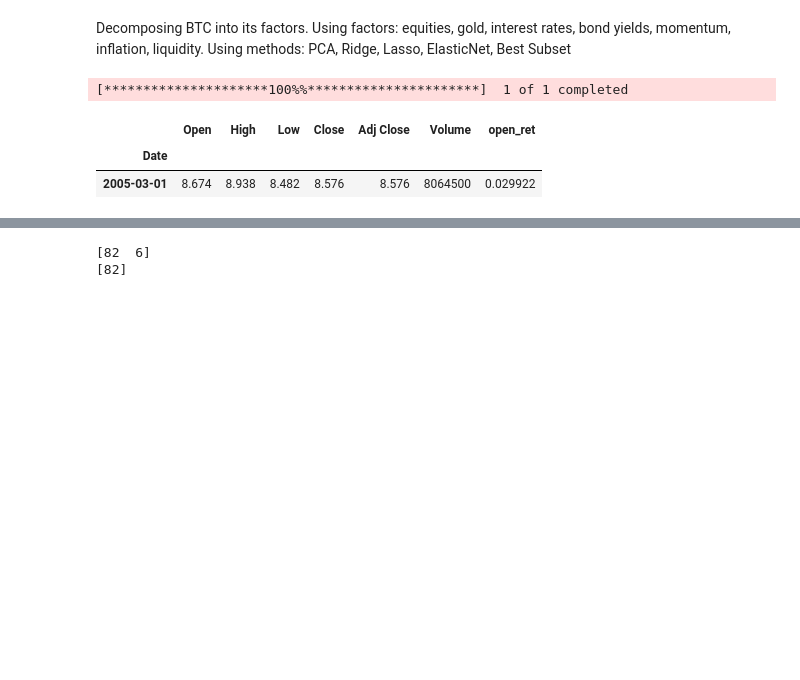
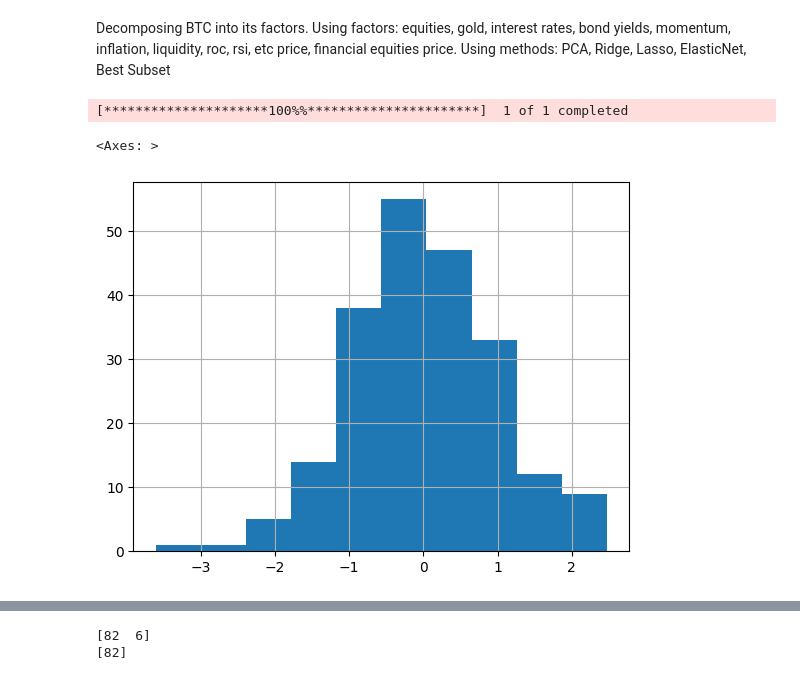
Before and after one commit to joeHollander/Quant_Finance, a Jupyter notebook: Crypto/BTCfactors.ipynb, the cells around one changed output, grey strips where cells are left out. Drawn from its saved outputs; the diff is of its cells as text; code cells hidden in the pictures; blank space fills up the shorter version.

```diff
--- a/Crypto/BTCfactors.ipynb
+++ b/Crypto/BTCfactors.ipynb
@@ -7,13 +8,15 @@ import sklearn as sk
 # %% [markdown]
-Decomposing BTC into its factors. Using factors: equities, gold, interest rates, bond yields, momentum, inflation, liquidity. Using methods: PCA, Ridge, Lasso, ElasticNet, Best Subset
+Decomposing BTC into its factors. Using factors: equities, gold, interest rates, bond yields, momentum, inflation, liquidity, roc, rsi, etc price, financial equities price. Using methods: PCA, Ridge, Lasso, ElasticNet, Best Subset
 # %%
 # gold data
+def scale(col):
+    return (col - col.mean()) / col.std()
+
 iau = yf.download("IAU", start="2005-01-01", end="2023-01-01", interval="1mo")
-iau["open_ret"] = iau["Open"].pct_change()
-iau = iau.dropna()
-iau.head(1)
+iau["open_ret"] = (iau["Adj Close"] - iau["Open"])/iau["Open"]
+iau["open_ret"] = scale(iau["open_ret"])
+iau["open_ret"].hist()
 # %% [output]
 [*********************100%%**********************]  1 of 1 completed
-|  | Open | High | Low | Close | Adj Close | Volume | open_ret |
-| Date |  |  |  |  |  |  |  |
-| 2005-03-01 | 8.674 | 8.938 | 8.482 | 8.576 | 8.576 | 8064500 | 0.029922 |
+<Axes: >
+[figure, added]
```
Also changed, not shown: parts of 14 cells of this notebook, 2 other files.
